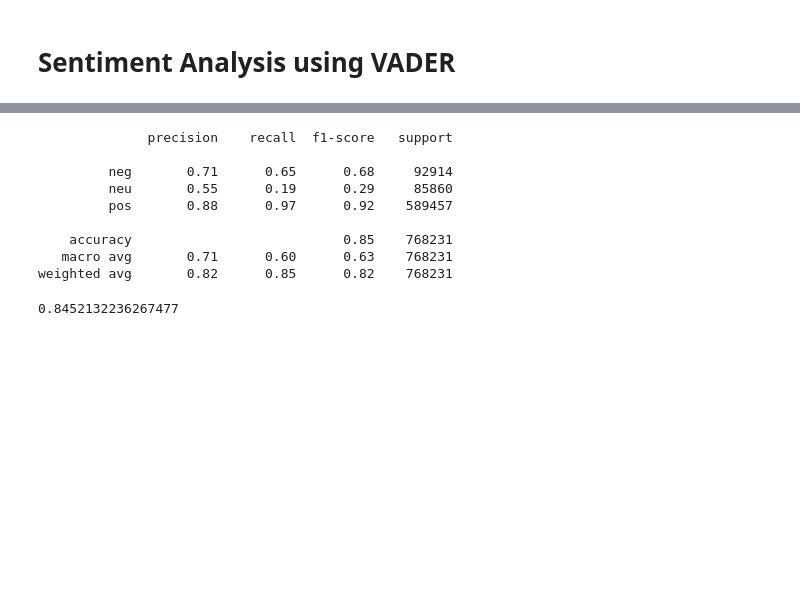
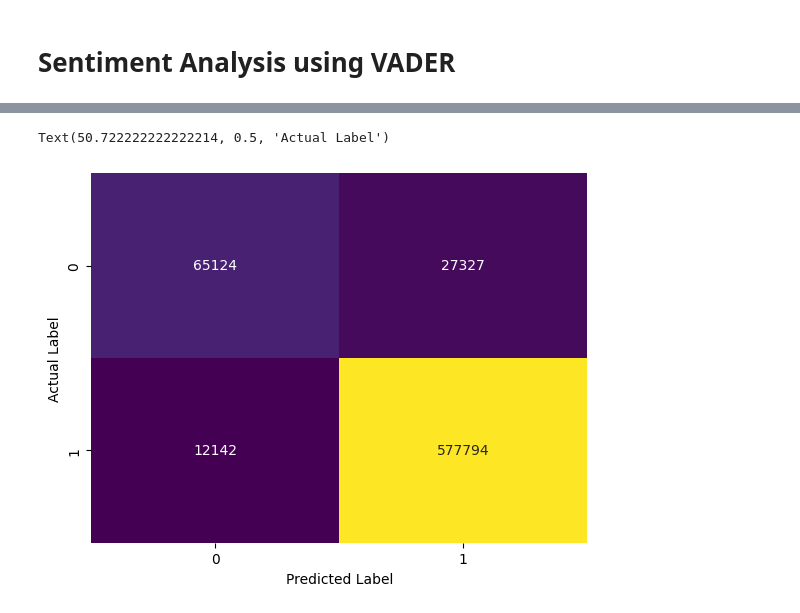
Before and after one commit to BubbleTee97/Time-Series, a Jupyter notebook: xxxv3.ipynb, the cells around one changed output, grey strips where cells are left out. Drawn from its saved outputs; the diff is of its cells as text; code cells hidden in the pictures; blank space fills up the shorter version.

```diff
--- a/xxxv3.ipynb
+++ b/xxxv3.ipynb
@@ -490,6 +497,6 @@ Pipeline(steps=[('tfidf', TfidfVectorizer()), ('clf', LinearSVC())])
 # %%
 # Form a prediction set
-predictions = text_clf.predict(X_test)
+predictions = SVC_Model.predict(X_test)
 # %%
 # Report the confusion matrix
 from sklearn import metrics
@@ -501,18 +508,7 @@ print(metrics.confusion_matrix(y_test,predictions))
-# %%
-# Print a classification report
-print(metrics.classification_report(y_test,predictions))
-# %% [output]
-              precision    recall  f1-score   support
-
-         neg       0.71      0.65      0.68     92914
-         neu       0.55      0.19      0.29     85860
-         pos       0.88      0.97      0.92    589457
-
-    accuracy                           0.85    768231
-   macro avg       0.71      0.60      0.63    768231
-weighted avg       0.82      0.85      0.82    768231
-# %%
-# Print the overall accuracy
-print(metrics.accuracy_score(y_test,predictions))
-# %% [output]
-0.8452132236267477
+# %%
+heatmap = sns.heatmap(svc_metrics, annot=True, fmt='g', cmap='viridis', cbar=False)
+heatmap.set_xlabel('Predicted Label')
+heatmap.set_ylabel('Actual Label')
+# %% [output]
+Text(50.722222222222214, 0.5, 'Actual Label')
+[figure, added]
```
Also changed, not shown: parts of 42 cells of this notebook, 2 other files.
